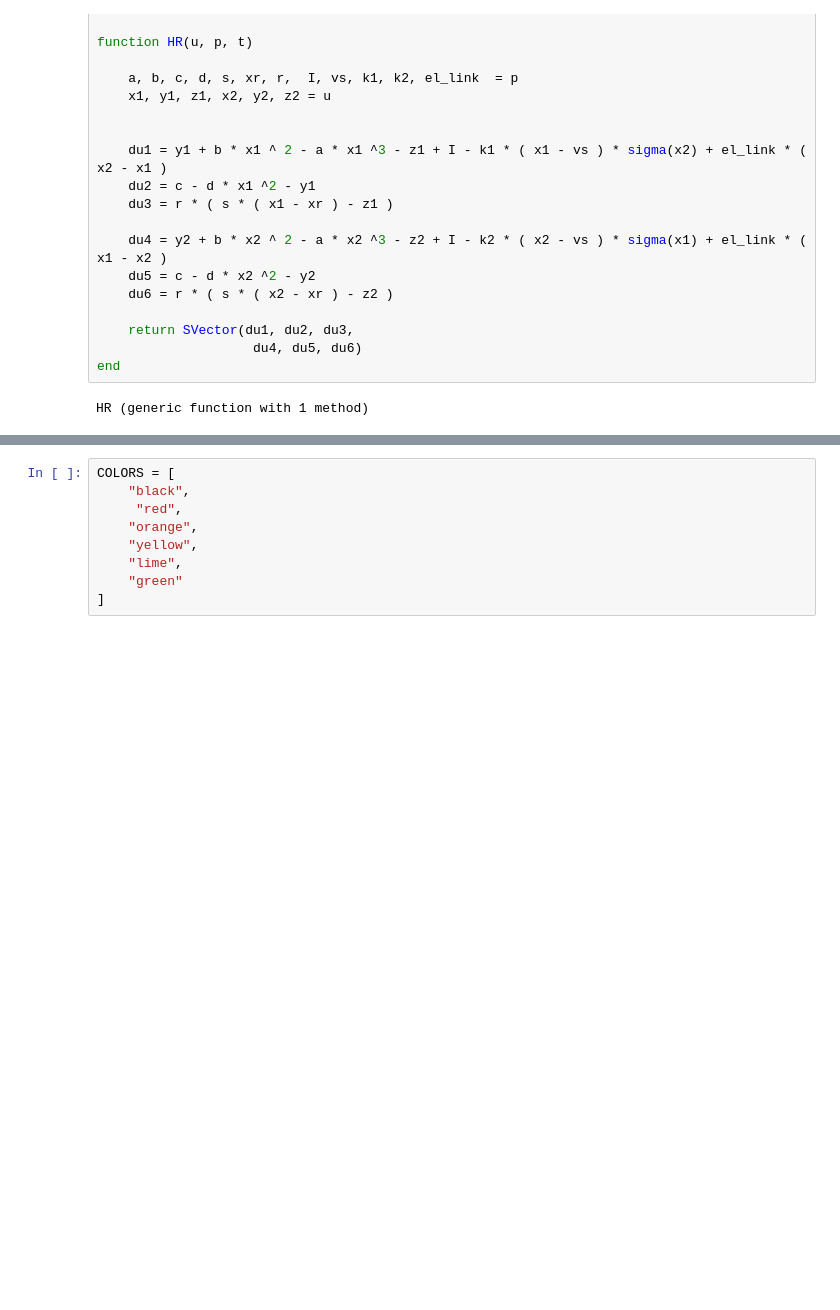
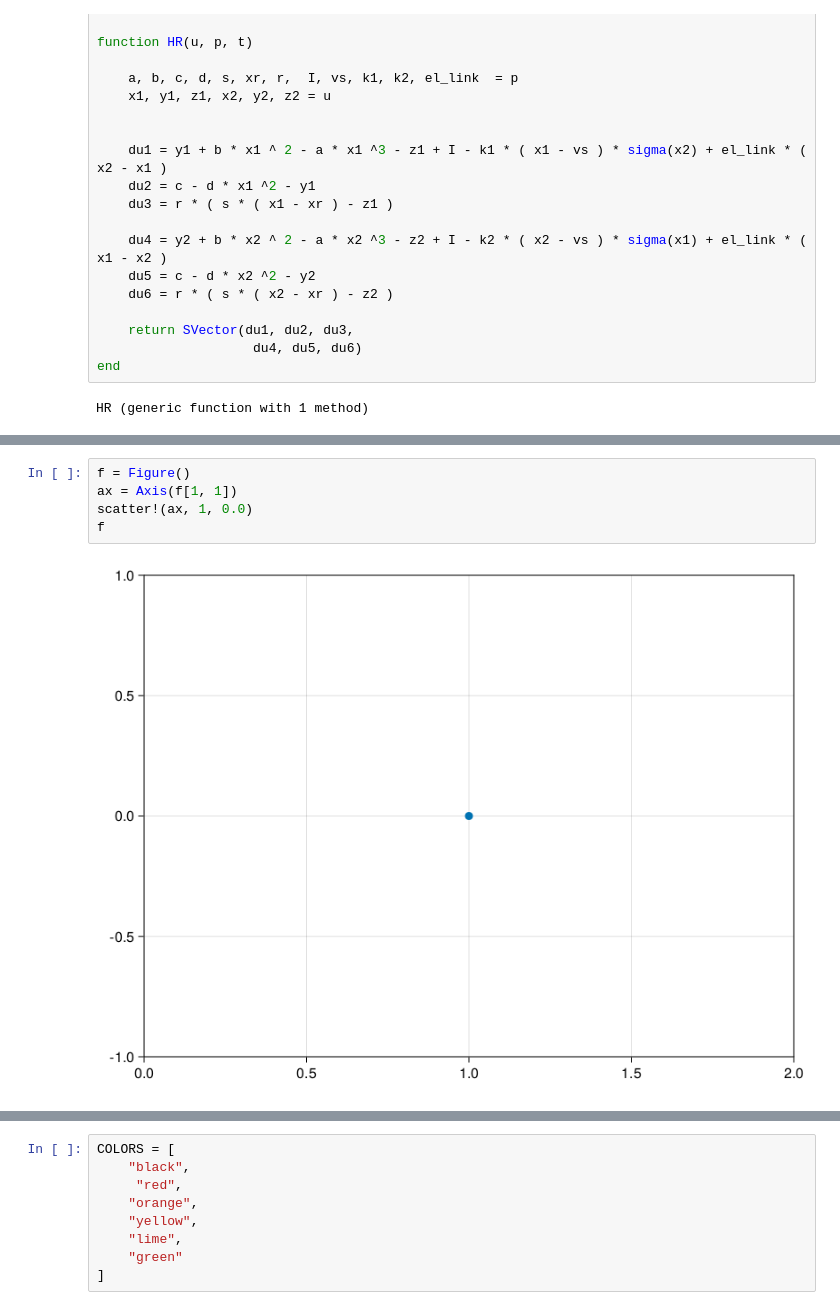
Before and after one commit to SergeyNovak777/dynamical-systems, a Jupyter notebook: Hindmarrh Rose/attractors/FixedPoints.ipynb, the cells around one changed output, grey strips where cells are left out. Saved outputs shown, nothing was run; the diff lists cells and outputs as text; blank space fills up the shorter version.

Commit message:
fix visual

```diff
--- a/Hindmarrh Rose/attractors/FixedPoints.ipynb
+++ b/Hindmarrh Rose/attractors/FixedPoints.ipynb
@@ -80,3 +80,10 @@ ds = ContinuousDynamicalSystem(HR, u0, p )
+# %%
+f = Figure()
+ax = Axis(f[1, 1])
+scatter!(ax, 1, 0.0)
+f
+# %% [output]
+[figure, added]
 # %%
 fp, eigs, stable = fixedpoints(ds, box)
 # %% [output]
```
Also changed, not shown: parts of 17 cells of this notebook.
